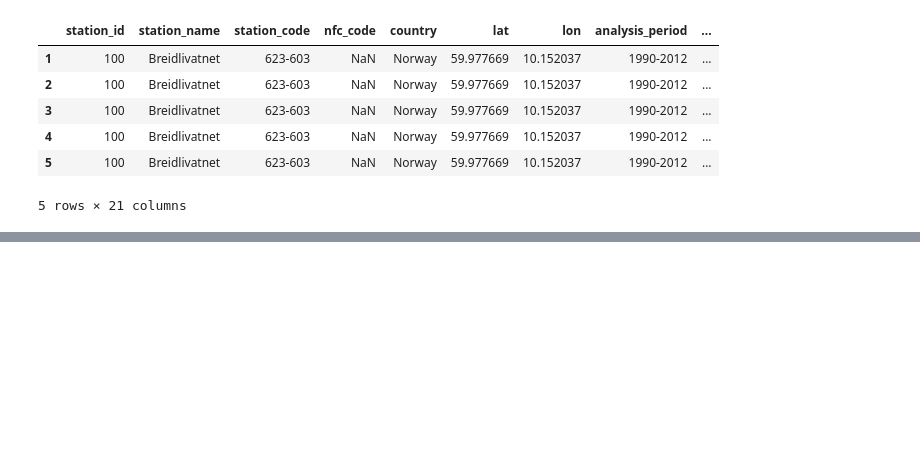
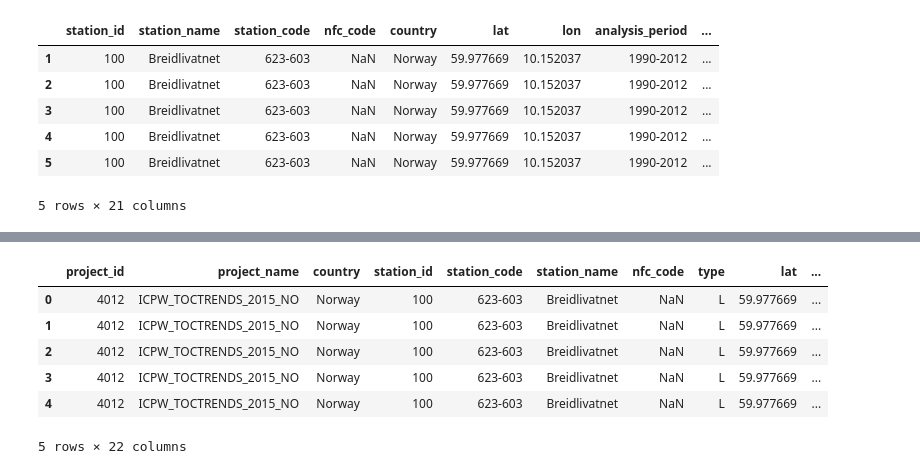
Before and after one commit to JamesSample/icpw, a Jupyter notebook: toc_trends_oct_2016_part2.ipynb, the cells around one changed output, grey strips where cells are left out. Saved outputs shown, nothing was run; the diff lists cells and outputs as text; code cells hidden in the pictures; blank space fills up the shorter version.

```diff
--- a/toc_trends_oct_2016_part2.ipynb
+++ b/toc_trends_oct_2016_part2.ipynb
@@ -436,0 +441,57 @@ As of 21/10/2016, the finished page is [here](http://77.104.141.195/~icpwater/da
+# %%
+# Read results files and concatenate
+# Container for data
+df_list = []
+
+# Loop over periods
+for per in ['1990-2012', '1990-2004', '1998-2012']:
+    res_path = os.path.join(res_fold, 'trends_results_%s.xlsx' % per)
+    df = pd.read_excel(res_path, sheetname='res_%s' % per)
+    df_list.append(df)
+
+# Concat
+df = pd.concat(df_list, axis=0)
+
+# Read station data
+stn_path = os.path.join(res_fold, 'trends_sites_oct_2016.xlsx')
+stn_df = pd.read_excel(stn_path, sheetname='data')
+
+# Join
+df = pd.merge(df, stn_df, how='left', on='station_id')
+
+# Read projects table
+sql = ('SELECT project_id, project_name '
+       'FROM resa2.projects '
+       'WHERE project_name in %s' % str(tuple(proj_list)))
+
+proj_df = pd.read_sql_query(sql, engine)
+
+# Get associated stations
+sql = ('SELECT station_id, project_id '
+       'FROM resa2.projects_stations '
+       'WHERE project_id in %s' % str(tuple(proj_df['project_id'].values)))
+
+proj_stn_df = pd.read_sql_query(sql, engine)
+
+# Join proj details
+proj_df = pd.merge(proj_stn_df, proj_df, how='left', on ='project_id')
+
+# Join to results
+df = pd.merge(df, proj_df, how='left', on='station_id')
+
+# Re-order columns
+df = df[['project_id', 'project_name', 'country', 'station_id',
+         'station_code', 'station_name', 'nfc_code', 'type',
+         'lat', 'lon', 'analysis_period', 'data_period', 'par_id',
+         'non_missing', 'mean', 'median', 'std_dev', 'mk_stat', 'norm_mk_stat',
+         'mk_p_val', 'trend', 'sen_slp']]
+
+df.head()
+# %% [output]
+|  | project_id | project_name | country | station_id | station_code | station_name | nfc_code | type | lat | ... |
+| 0 | 4012 | ICPW_TOCTRENDS_2015_NO | Norway | 100 | 623-603 | Breidlivatnet | NaN | L | 59.977669 | ... |
+| 1 | 4012 | ICPW_TOCTRENDS_2015_NO | Norway | 100 | 623-603 | Breidlivatnet | NaN | L | 59.977669 | ... |
+| 2 | 4012 | ICPW_TOCTRENDS_2015_NO | Norway | 100 | 623-603 | Breidlivatnet | NaN | L | 59.977669 | ... |
+| 3 | 4012 | ICPW_TOCTRENDS_2015_NO | Norway | 100 | 623-603 | Breidlivatnet | NaN | L | 59.977669 | ... |
+| 4 | 4012 | ICPW_TOCTRENDS_2015_NO | Norway | 100 | 623-603 | Breidlivatnet | NaN | L | 59.977669 | ... |
+5 rows × 22 columns
```
Also changed, not shown: parts of 8 cells of this notebook.
